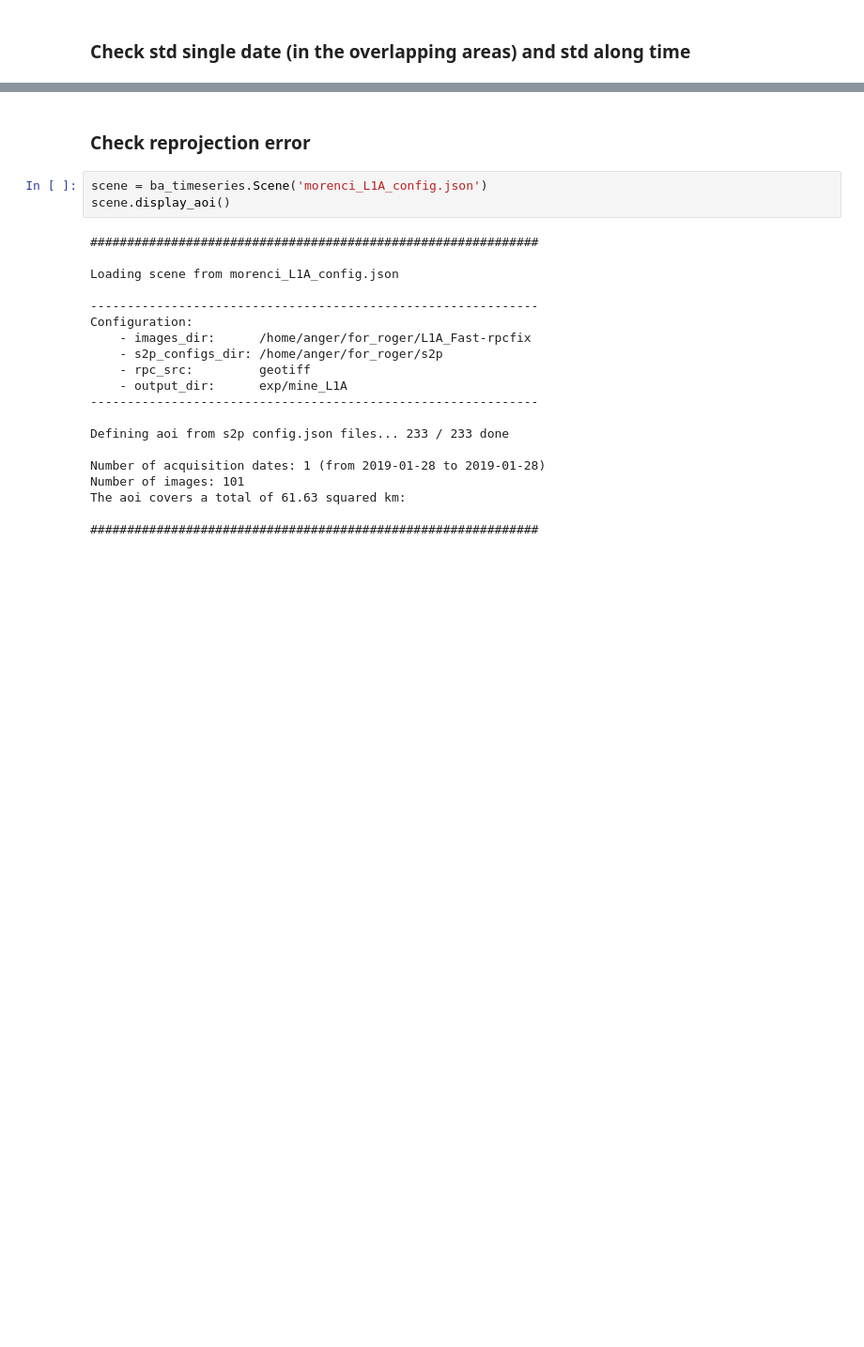
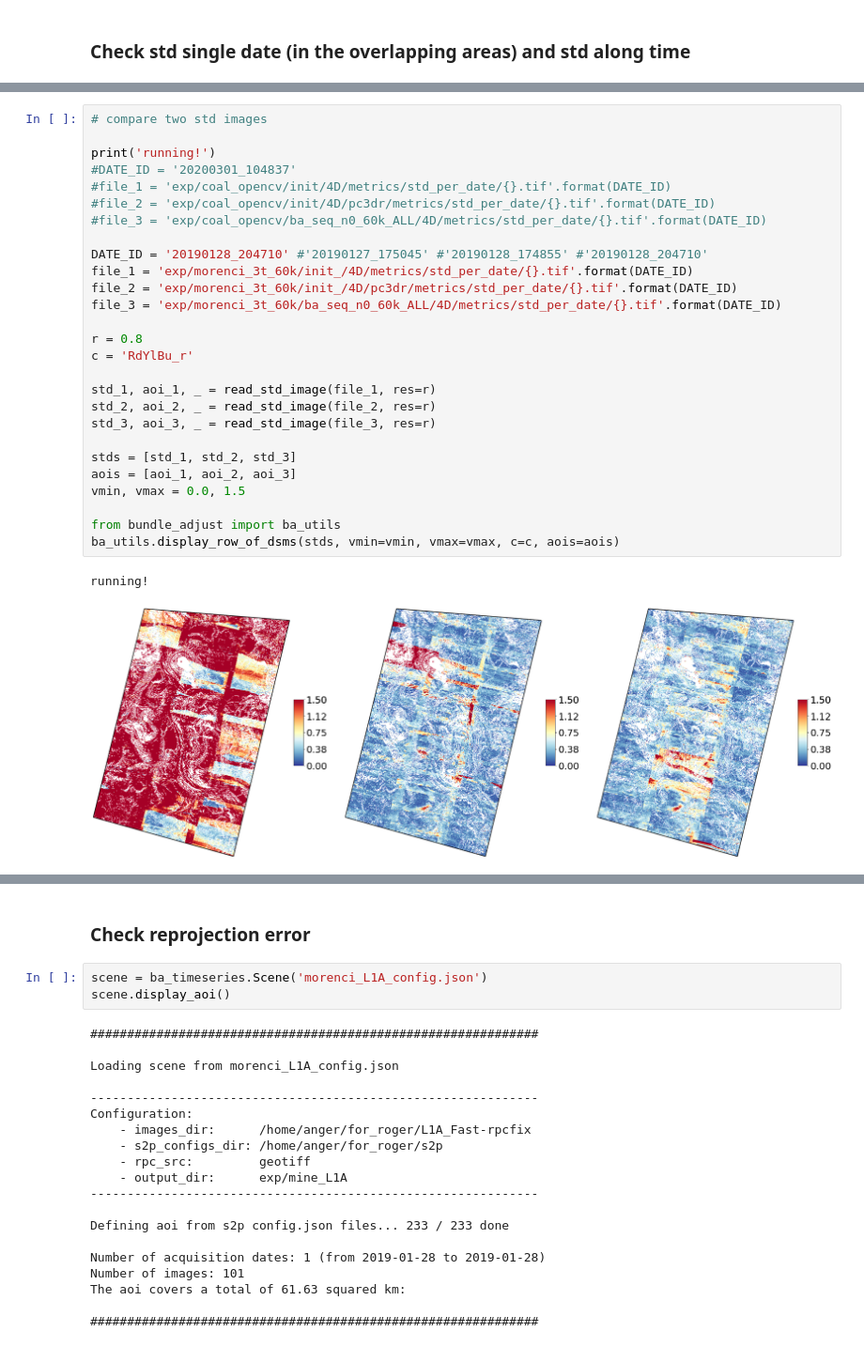
Before and after one commit to centreborelli/sat-bundleadjust, a Jupyter notebook: SAT-4DBA_eval_script.ipynb, the cells around one changed output, grey strips where cells are left out. Shown at 94% size. Cells and saved outputs as stored; diff of their text form; blank space fills up the shorter version.

```diff
--- a/SAT-4DBA_eval_script.ipynb
+++ b/SAT-4DBA_eval_script.ipynb
@@ -49,0 +279,30 @@ ValueError: need at least one array to concatenate
+# %%
+# compare two std images
+
+print('running!')
+#DATE_ID = '20200301_104837'
+#file_1 = 'exp/coal_opencv/init/4D/metrics/std_per_date/{}.tif'.format(DATE_ID)
+#file_2 = 'exp/coal_opencv/init/4D/pc3dr/metrics/std_per_date/{}.tif'.format(DATE_ID)
+#file_3 = 'exp/coal_opencv/ba_seq_n0_60k_ALL/4D/metrics/std_per_date/{}.tif'.format(DATE_ID)
+
+DATE_ID = '20190128_204710' #'20190127_175045' #'20190128_174855' #'20190128_204710'
+file_1 = 'exp/morenci_3t_60k/init_/4D/metrics/std_per_date/{}.tif'.format(DATE_ID)
+file_2 = 'exp/morenci_3t_60k/init_/4D/pc3dr/metrics/std_per_date/{}.tif'.format(DATE_ID)
+file_3 = 'exp/morenci_3t_60k/ba_seq_n0_60k_ALL/4D/metrics/std_per_date/{}.tif'.format(DATE_ID)
+
+r = 0.8
+c = 'RdYlBu_r'
+
+std_1, aoi_1, _ = read_std_image(file_1, res=r)
+std_2, aoi_2, _ = read_std_image(file_2, res=r)
+std_3, aoi_3, _ = read_std_image(file_3, res=r)
+
+stds = [std_1, std_2, std_3]
+aois = [aoi_1, aoi_2, aoi_3]
+vmin, vmax = 0.0, 1.5
+
+from bundle_adjust import ba_utils
+ba_utils.display_row_of_dsms(stds, vmin=vmin, vmax=vmax, c=c, aois=aois)
+# %% [output]
+running!
+[figure, added]
```
Also changed, not shown: parts of 10 cells of this notebook, 42 other files.
